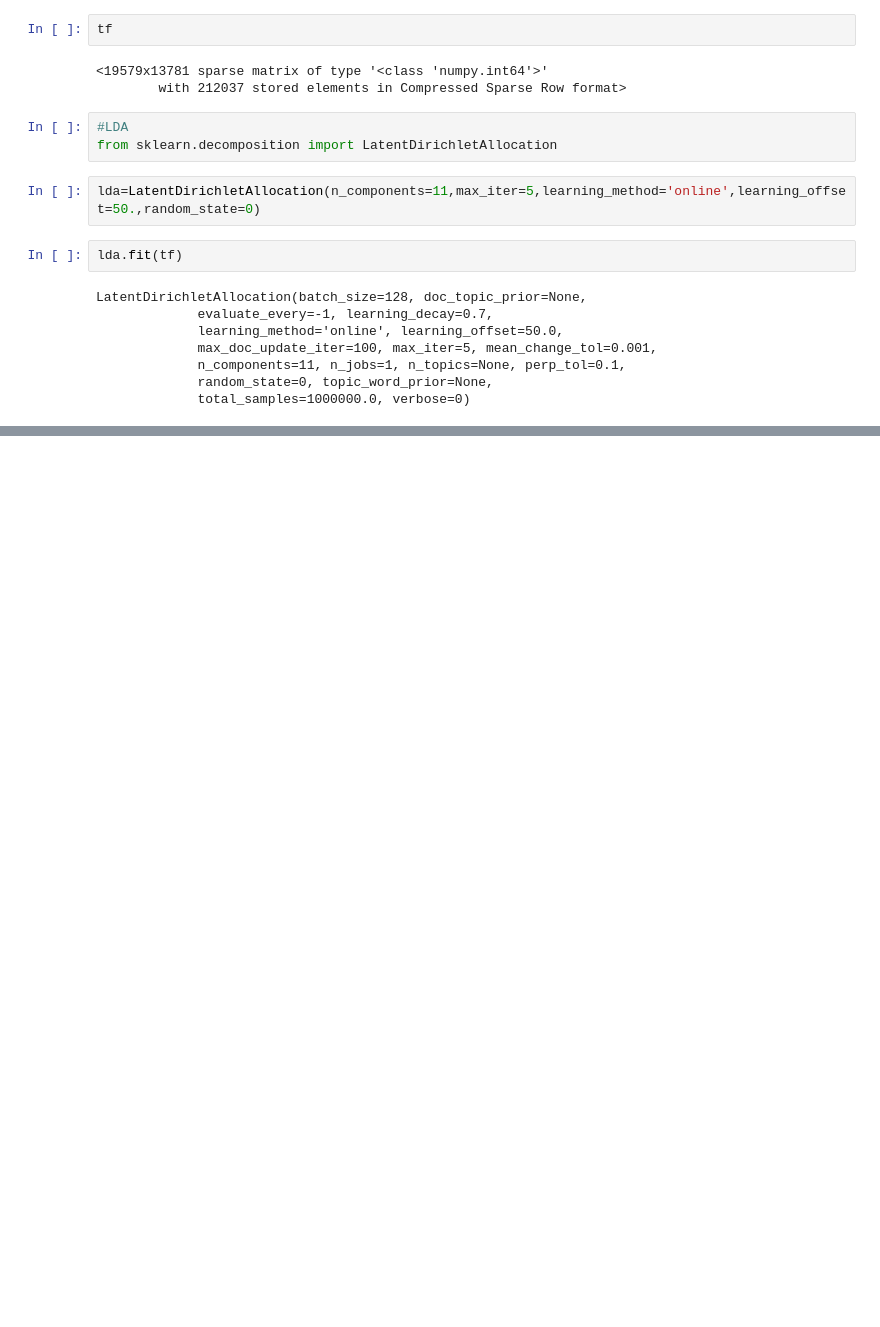
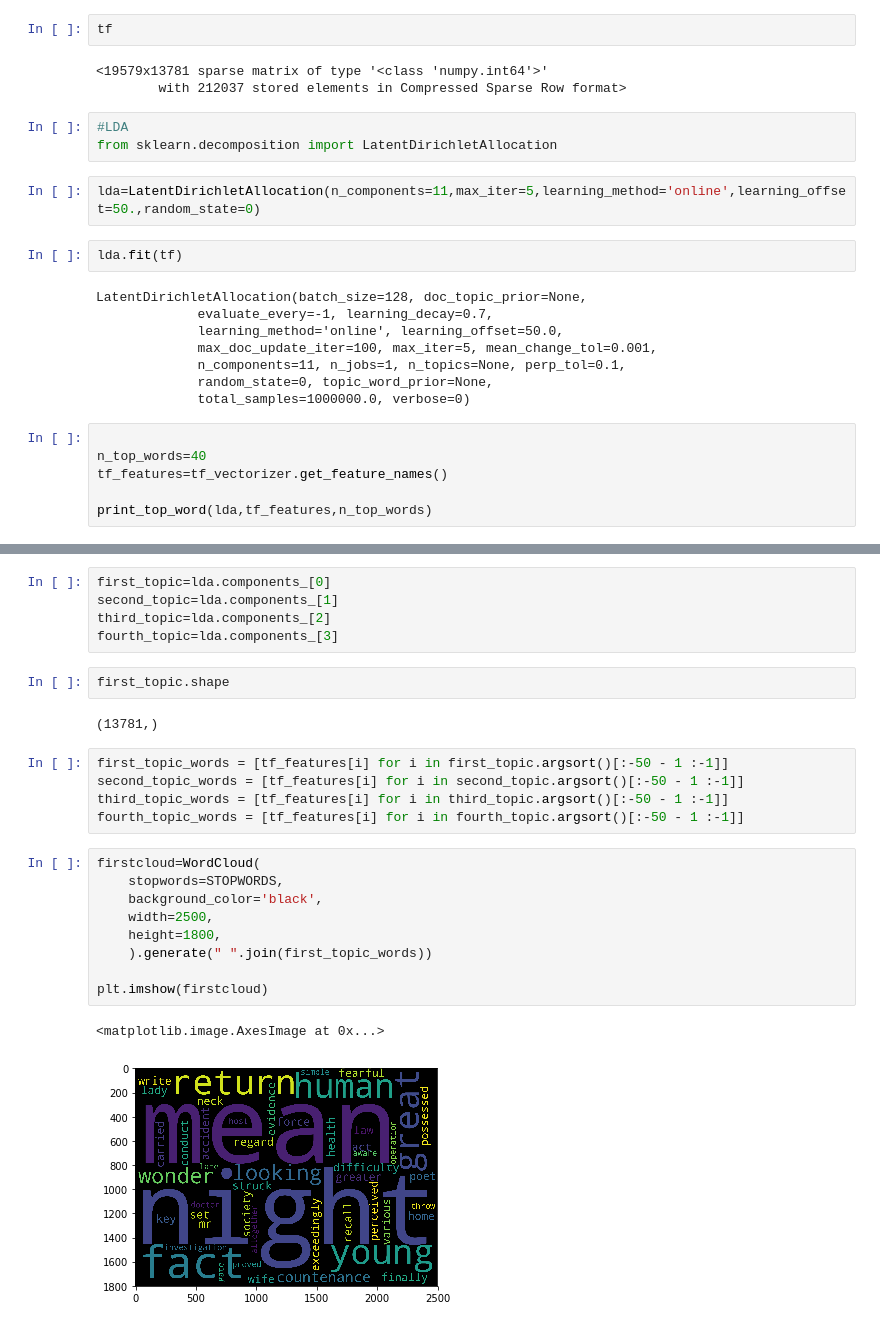
Before and after one commit to innovator-arjun/Data_Science, a Jupyter notebook: Spooky Author Identification/Spooky Author.ipynb, the cells around one changed output, grey strips where cells are left out. Saved outputs shown, nothing was run; the diff lists cells and outputs as text; blank space fills up the shorter version.

```diff
--- a/Spooky Author Identification/Spooky Author.ipynb
+++ b/Spooky Author Identification/Spooky Author.ipynb
@@ -354,3 +354,9 @@ LatentDirichletAllocation(batch_size=128, doc_topic_prior=None,
              n_components=11, n_jobs=1, n_topics=None, perp_tol=0.1,
              random_state=0, topic_word_prior=None,
              total_samples=1000000.0, verbose=0)
+# %%
+
+n_top_words=40
+tf_features=tf_vectorizer.get_feature_names()
+
+print_top_word(lda,tf_features,n_top_words)
@@ -356,0 +381,26 @@ LatentDirichletAllocation(batch_size=128, doc_topic_prior=None,
+# %%
+first_topic=lda.components_[0]
+second_topic=lda.components_[1]
+third_topic=lda.components_[2]
+fourth_topic=lda.components_[3]
+# %%
+first_topic.shape
+# %% [output]
+(13781,)
+# %%
+first_topic_words = [tf_features[i] for i in first_topic.argsort()[:-50 - 1 :-1]]
+second_topic_words = [tf_features[i] for i in second_topic.argsort()[:-50 - 1 :-1]]
+third_topic_words = [tf_features[i] for i in third_topic.argsort()[:-50 - 1 :-1]]
+fourth_topic_words = [tf_features[i] for i in fourth_topic.argsort()[:-50 - 1 :-1]]
+# %%
+firstcloud=WordCloud(
+    stopwords=STOPWORDS,
+    background_color='black',
+    width=2500,
+    height=1800,
+    ).generate(" ".join(first_topic_words))
+
+plt.imshow(firstcloud)
+# %% [output]
+<matplotlib.image.AxesImage at 0x...>
+[figure, added]
```
Also changed, not shown: parts of 1 cell of this notebook.
